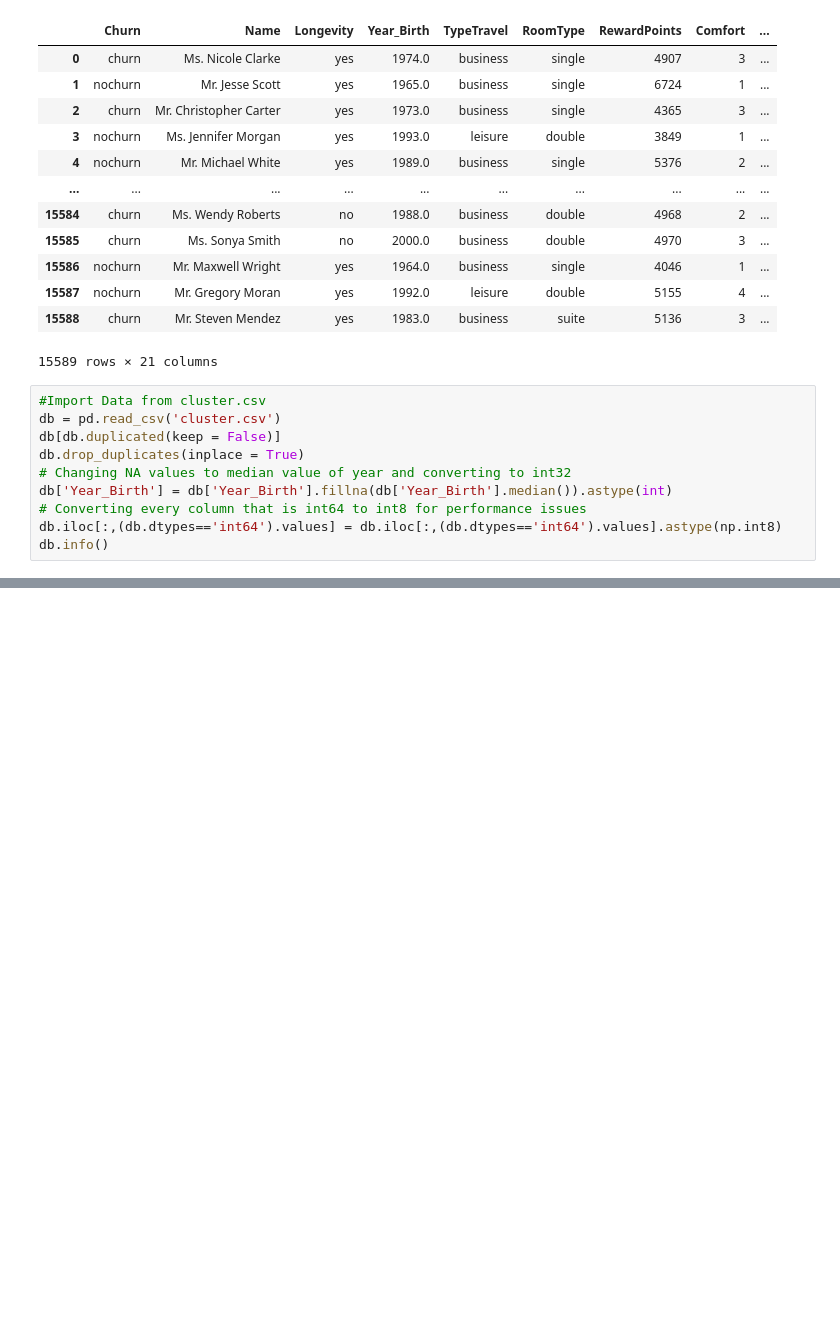
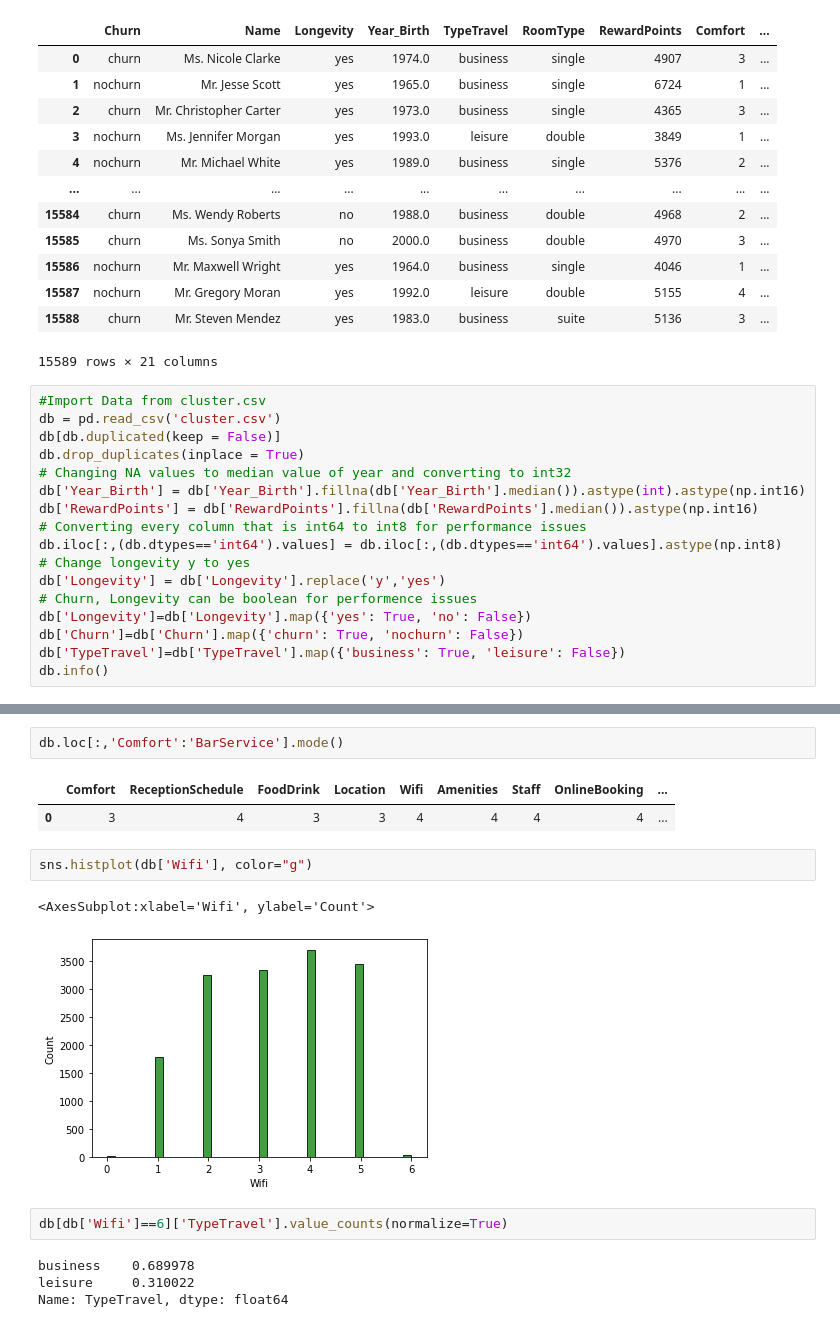
Before and after one commit to manelcbf/DSaML_Projects, a Jupyter notebook: Unsupervised_learning/Data_Science_Project_MF.ipynb, the cells around one changed output, grey strips where cells are left out. Drawn from its saved outputs; the diff is of its cells as text; blank space fills up the shorter version.

```diff
--- a/Unsupervised_learning/Data_Science_Project_MF.ipynb
+++ b/Unsupervised_learning/Data_Science_Project_MF.ipynb
@@ -31,9 +29,16 @@ db = pd.read_csv('cluster.csv')
 db[db.duplicated(keep = False)]
 db.drop_duplicates(inplace = True)
 # Changing NA values to median value of year and converting to int32
-db['Year_Birth'] = db['Year_Birth'].fillna(db['Year_Birth'].median()).astype(int)
+db['Year_Birth'] = db['Year_Birth'].fillna(db['Year_Birth'].median()).astype(int).astype(np.int16)
+db['RewardPoints'] = db['RewardPoints'].fillna(db['RewardPoints'].median()).astype(np.int16)
 # Converting every column that is int64 to int8 for performance issues
 db.iloc[:,(db.dtypes=='int64').values] = db.iloc[:,(db.dtypes=='int64').values].astype(np.int8)
+# Change longevity y to yes
+db['Longevity'] = db['Longevity'].replace('y','yes')
+# Churn, Longevity can be boolean for performence issues
+db['Longevity']=db['Longevity'].map({'yes': True, 'no': False})
+db['Churn']=db['Churn'].map({'churn': True, 'nochurn': False})
+db['TypeTravel']=db['TypeTravel'].map({'business': True, 'leisure': False})
 db.info()
 # %% [output]
 <class 'pandas.core.frame.DataFrame'>
@@ -108 +85,17 @@ db.describe()
+# %%
+db.loc[:,'Comfort':'BarService'].mode()
+# %% [output]
+|  | Comfort | ReceptionSchedule | FoodDrink | Location | Wifi | Amenities | Staff | OnlineBooking | ... |
+| 0 | 3 | 4 | 3 | 3 | 4 | 4 | 4 | 4 | ... |
+# %%
+sns.histplot(db['Wifi'], color="g")
+# %% [output]
+<AxesSubplot:xlabel='Wifi', ylabel='Count'>
+[figure, added]
+# %%
+db[db['Wifi']==6]['TypeTravel'].value_counts(normalize=True)
+# %% [output]
+business    0.689978
+leisure     0.310022
+Name: TypeTravel, dtype: float64
 # %%
```
Also changed, not shown: parts of 12 cells of this notebook.
